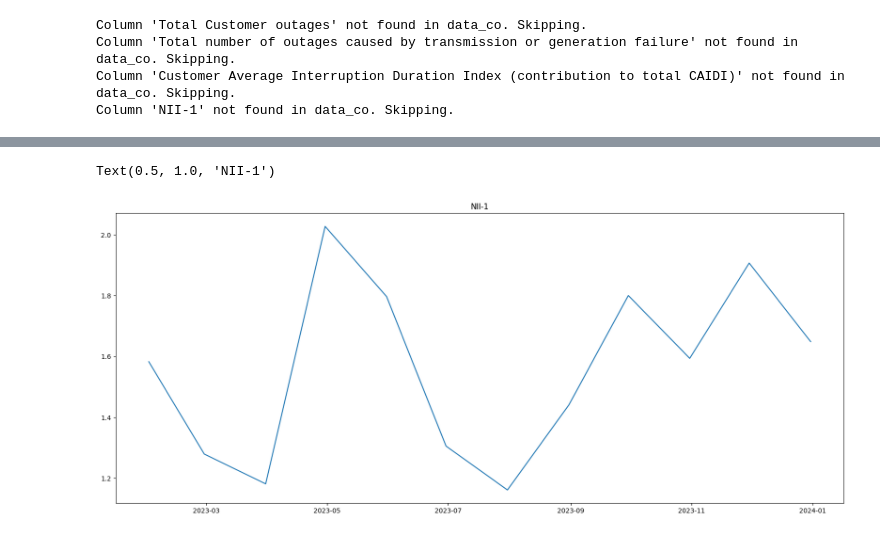
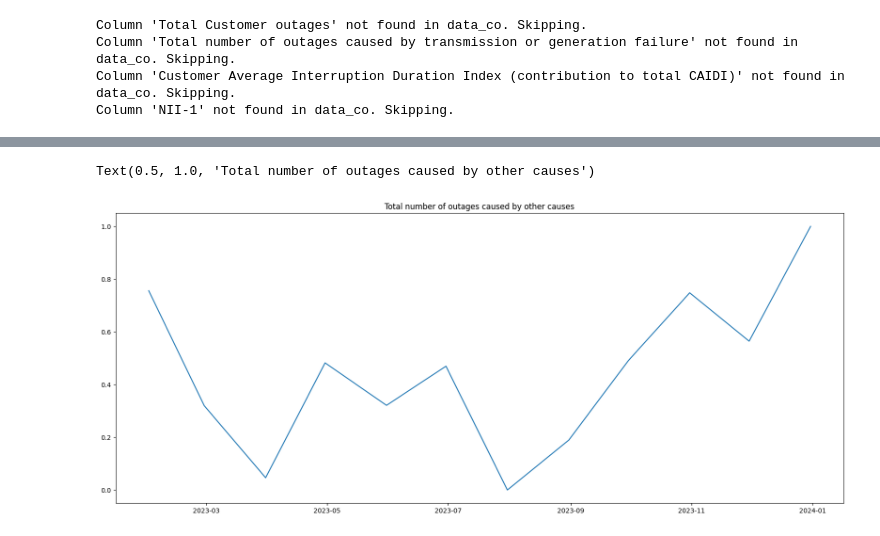
Before and after one commit to MauroGonzalez51/solar-study, a Jupyter notebook: test.ipynb, the cells around one changed output, grey strips where cells are left out. Cells and saved outputs as stored; diff of their text form; code cells hidden in the pictures.

```diff
--- a/test.ipynb
+++ b/test.ipynb
@@ -98,13 +98,20 @@ try:
     data_co['Date'] = pd.to_datetime(data_co['Date'])
 except (KeyError, ValueError):
     print("'date' column not found or invalid format. Skipping conversion.")
-
-data_co['NII-1'] = data_co[fields.get(8)] + data_co[fields.get(10)] + data_co[fields.get(11)]
 # %% [output]
 Column 'Total Customer outages' not found in data_co. Skipping.
 Column 'Total number of outages caused by transmission or generation failure' not found in data_co. Skipping.
 Column 'Customer Average Interruption Duration Index (contribution to total CAIDI)' not found in data_co. Skipping.
 Column 'NII-1' not found in data_co. Skipping.
+# %%
+def standarize(vector: np.ndarray, method: typing.Literal["min-max", 'z-score']) -> np.ndarray:
+    vector = np.array(vector)
+
+    if method == "min-max":
+        return (vector - vector.min()) / (vector.max() - vector.min())
+
+    if method == 'z-score':
+        return (vector - vector.mean()) / vector.std()
 # %%
 """
 This code snippet visualizes a specific reliability index for different energy systems. It normalizes the data and plots it for each system.
@@ -130,30 +139,30 @@ for i in data_co["System"].value_counts().index:
 # %%
 """
 This code snippet visualizes a specific field for different unique dates in the data. It normalizes the data and plots it for each date.
 
 Explanation:
 1. The variable `field_to_analyze` is set to the field to be analyzed (in this case, the last name of the employee).
 2. A figure with a specific size for the plot is created.
 3. An empty list is initialized to store the calculated values for each unique date.
 4. For each unique date in the index of `data_co`, the values of the specified field are divided by the maximum value of that field on the same date (or 1 if the maximum value is 0), and the sum of these values is calculated and added to the list.
 5. A line plot is drawn with the unique dates on the x-axis and the calculated values on the y-axis.
 6. The title of the plot is set to the name of the field being analyzed.
 """
 
-field_to_analyze: str = fields.get(16)
+field_to_analyze: str = fields.get(11)
 
 plt.figure(figsize=(20, 8))
 
 y_values = []
 for date in data_co.index.unique():
     value = sum(data_co[data_co.index == date][field_to_analyze] / (data_co[data_co.index == date][field_to_analyze].max() or 1))
     y_values.append(value)
 
-plt.plot(data_co.index.unique(), y_values)
+plt.plot(data_co.index.unique(), standarize(vector=y_values, method='min-max'))
 plt.title(label=field_to_analyze)
 # %% [output]
-Text(0.5, 1.0, 'NII-1')
+Text(0.5, 1.0, 'Total number of outages caused by other causes')
-[figure, old version]
+[figure, new version]
 # %%
 try:
     raw_data = pd.read_csv(os.getenv('FILE_PATH_OMNI'), delimiter=" +", names=range(55), engine="python")
```
Also changed, not shown: parts of 7 cells of this notebook, 1 other file.
